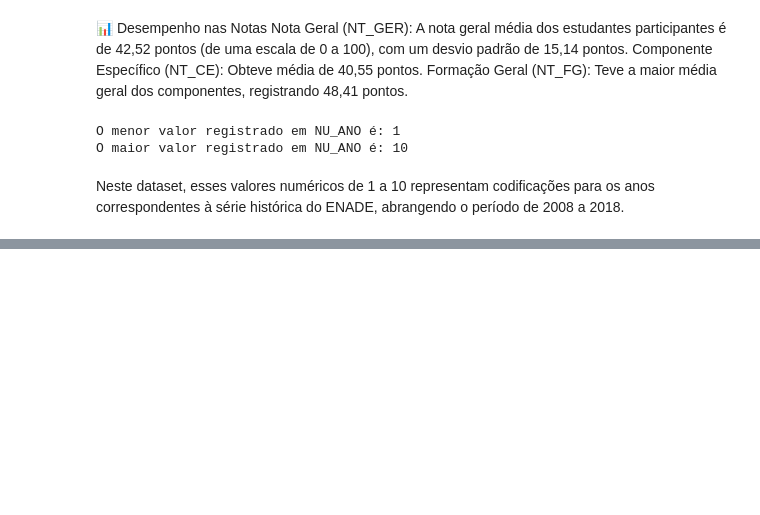
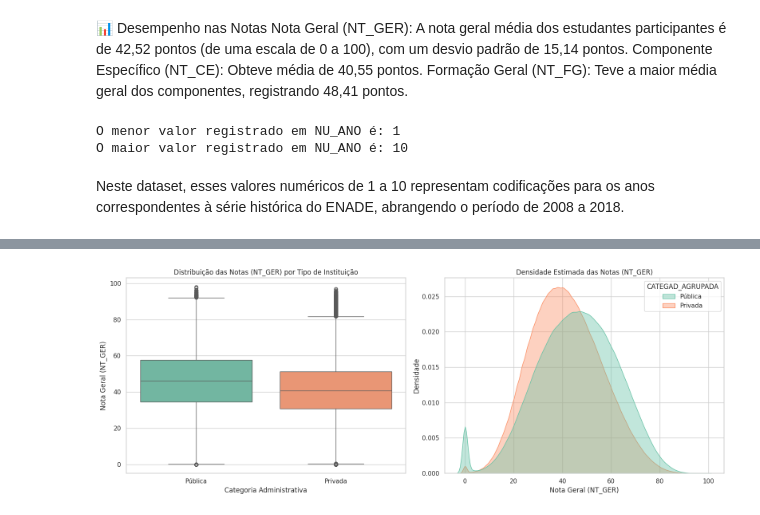
Before and after one commit to joaomatosunit/projeto_final_pos, a Jupyter notebook: notebooks/projeto_pos_importar_dataset.ipynb, the cells around one changed output, grey strips where cells are left out. Drawn from its saved outputs; the diff is of its cells as text; code cells hidden in the pictures; blank space fills up the shorter version.

Commit message:
Adicionado gráficos

```diff
--- a/notebooks/projeto_pos_importar_dataset.ipynb
+++ b/notebooks/projeto_pos_importar_dataset.ipynb
@@ -131,0 +151,70 @@ Neste dataset, esses valores numéricos de 1 a 10 representam codificações par
+# %%
+# Importa as bibliotecas para visualização gráfica
+import matplotlib.pyplot as plt
+import seaborn as sns
+import pandas as pd
+
+# Remove linhas com valores nulos nas colunas de interesse
+df_plot = df.dropna(subset=['NT_GER', 'CATEGAD']).copy()
+
+# Garante a remoção das categorias solicitadas
+categorias_remover = [
+    'Especial',
+    'Nao disponivel',
+    'Não disponível',
+    'Fundacao Publica de Direito Privado Municipal',
+    'Fundacao Publica de Direito Privado Municipal'
+]
+df_plot = df_plot[~df_plot['CATEGAD'].isin(categorias_remover)]
+
+# Define a função de mapeamento simplificado para Pública e Privada
+def mapear_tipo_simples(cat):
+    cat_lower = str(cat).lower()
+    if 'publica' in cat_lower or 'público' in cat_lower or 'federal' in cat_lower or 'estadual' in cat_lower or 'municipal' in cat_lower:
+        return 'Pública'
+    else:
+        return 'Privada'
+
+# Aplica o mapeamento
+df_plot['CATEGAD_AGRUPADA'] = df_plot['CATEGAD'].apply(mapear_tipo_simples)
+
+# Define o estilo visual dos gráficos
+sns.set_theme(style="whitegrid")
+
+# Cria uma figura com dois subplots para uma análise mais completa
+fig, axes = plt.subplots(1, 2, figsize=(16, 6))
+
+# Gráfico 1: Boxplot para comparar a distribuição e medianas das notas
+sns.boxplot(
+    data=df_plot,
+    x='CATEGAD_AGRUPADA',
+    y='NT_GER',
+    hue='CATEGAD_AGRUPADA',
+    ax=axes[0],
+    palette='Set2',
+    legend=False
+)
+axes[0].set_title('Distribuição das Notas (NT_GER) por Tipo de Instituição')
+axes[0].set_xlabel('Categoria Administrativa')
+axes[0].set_ylabel('Nota Geral (NT_GER)')
+
+# Gráfico 2: KDE Plot (Densidade) para visualizar a concentração das notas
+sns.kdeplot(
+    data=df_plot,
+    x='NT_GER',
+    hue='CATEGAD_AGRUPADA',
+    common_norm=False,
+    fill=True,
+    alpha=0.4,
+    ax=axes[1],
+    palette='Set2'
+)
+axes[1].set_title('Densidade Estimada das Notas (NT_GER)')
+axes[1].set_xlabel('Nota Geral (NT_GER)')
+axes[1].set_ylabel('Densidade')
+
+# Ajusta o layout para evitar sobreposições e exibe o gráfico
+plt.tight_layout()
+plt.show()
+# %% [output]
+[figure, added]
```
Also changed, not shown: parts of 6 cells of this notebook.
